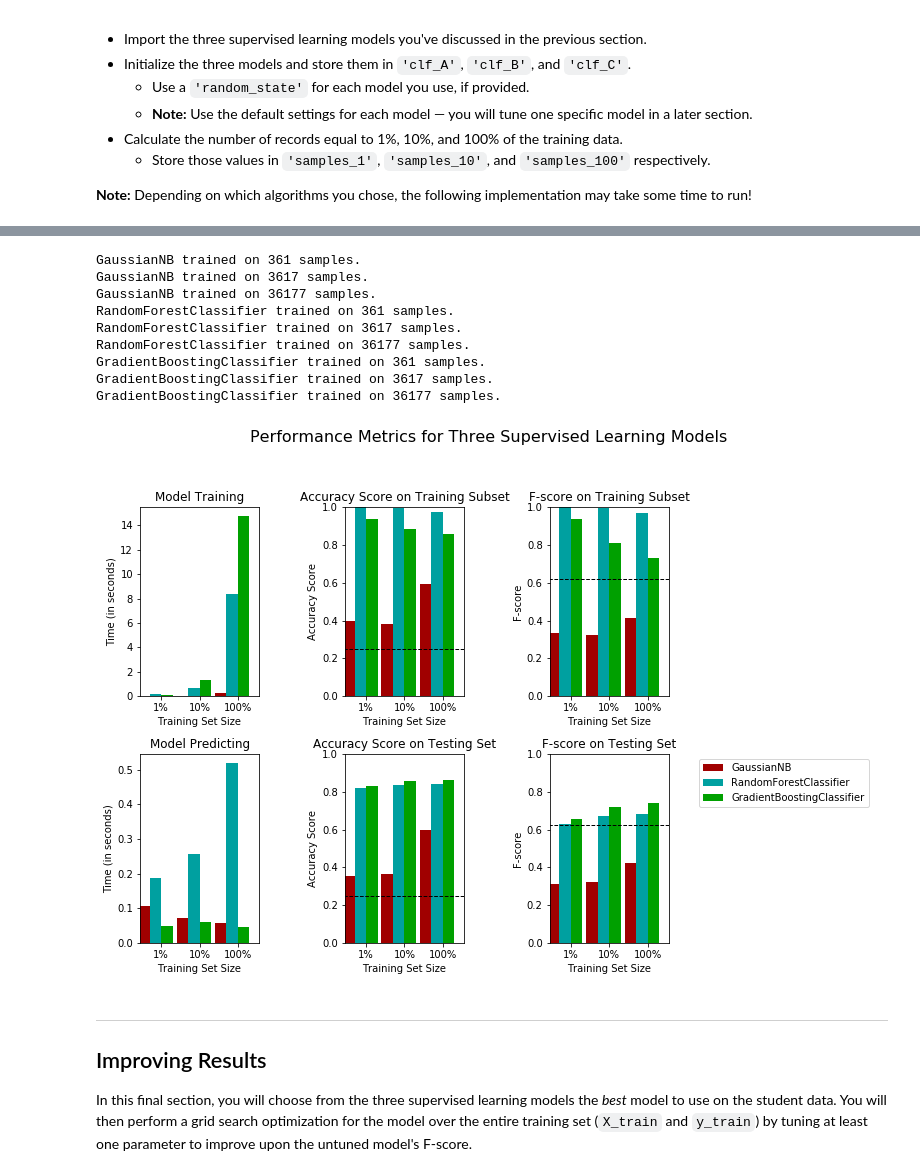
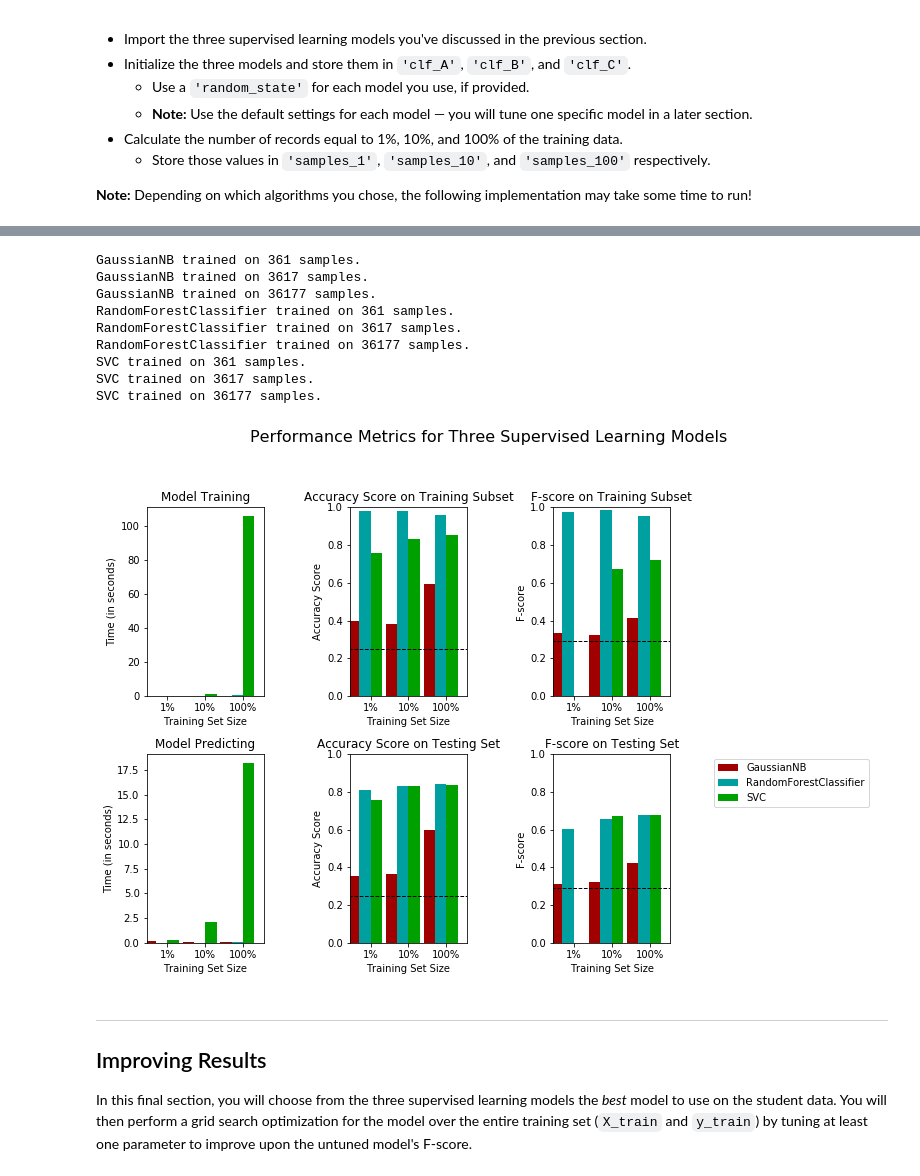
Before and after one commit to BhoitePoonamN/machine-learning, a Jupyter notebook: projects/finding_donors/finding_donors.ipynb, the cells around one changed output, grey strips where cells are left out. Saved outputs shown, nothing was run; the diff lists cells and outputs as text; code cells hidden in the pictures.

```diff
--- a/projects/finding_donors/finding_donors.ipynb
+++ b/projects/finding_donors/finding_donors.ipynb
@@ -264,8 +264,8 @@ true_negative = 0
 false_negative = 0
 
 accuracy = (true_positive + true_negative) / all_pred
-recall = true_positive / (true_positive + false_positive)
-precision = true_positive /(true_positive + false_negative)
+precision = true_positive / (true_positive + false_positive)
+recall = true_positive /(true_positive + false_negative)
 
 # TODO: Calculate F-score using the formula above for beta = 0.5 and correct values for precision and recall.
 beta=0.5
@@ -404,13 +405,14 @@ from sklearn.ensemble import GradientBoostingClassifier
 
 
 # TODO: Initialize the three models
-clf_A = LogisticRegression(solver='liblinear')
-clf_B = SVC(gamma='scale')
-clf_C = KNeighborsClassifier()
-clf_D = SGDClassifier()
-clf_E = GaussianNB()
-clf_F = RandomForestClassifier(n_estimators=100)
-clf_G = GradientBoostingClassifier(random_state=123)
+clf_A = LogisticRegression(random_state=123) #solver='liblinear'
+clf_B = KNeighborsClassifier()
+clf_C = GradientBoostingClassifier(random_state=123)
+
+# Additionally initializing 3 more characters
+clf_D = GaussianNB()
+clf_E = RandomForestClassifier(random_state=123) #n_estimators=100
+clf_F =  SVC(random_state=123) #gamma='scale'
 
 # TODO: Calculate the number of samples for 1%, 10%, and 100% of the training data
 # HINT: samples_100 is the entire training set i.e. len(y_train)
@@ -444,25 +446,25 @@ KNeighborsClassifier trained on 36177 samples.
 # %%
 # Collect results on the learners
 results_1 = {}
-for clf in [clf_E, clf_F, clf_G]:
+for clf in [clf_D, clf_E, clf_F]:
     clf_name = clf.__class__.__name__
     results_1[clf_name] = {}
     for i, samples in enumerate([samples_1, samples_10, samples_100]):
         results_1[clf_name][i] = train_predict(clf, samples, X_train, y_train, X_test, y_test)
 
 # Run metrics visualization for the three supervised learning models chosen
 vs.evaluate(results_1, accuracy, fscore)
 # %% [output]
 GaussianNB trained on 361 samples.
 GaussianNB trained on 3617 samples.
 GaussianNB trained on 36177 samples.
 RandomForestClassifier trained on 361 samples.
 RandomForestClassifier trained on 3617 samples.
 RandomForestClassifier trained on 36177 samples.
-GradientBoostingClassifier trained on 361 samples.
-GradientBoostingClassifier trained on 3617 samples.
-GradientBoostingClassifier trained on 36177 samples.
+SVC trained on 361 samples.
+SVC trained on 3617 samples.
+SVC trained on 36177 samples.
-[figure, old version]
+[figure, new version]
 # %% [markdown]
 ----
 ## Improving Results
```
Also changed, not shown: parts of 8 cells of this notebook, 2 other files.
